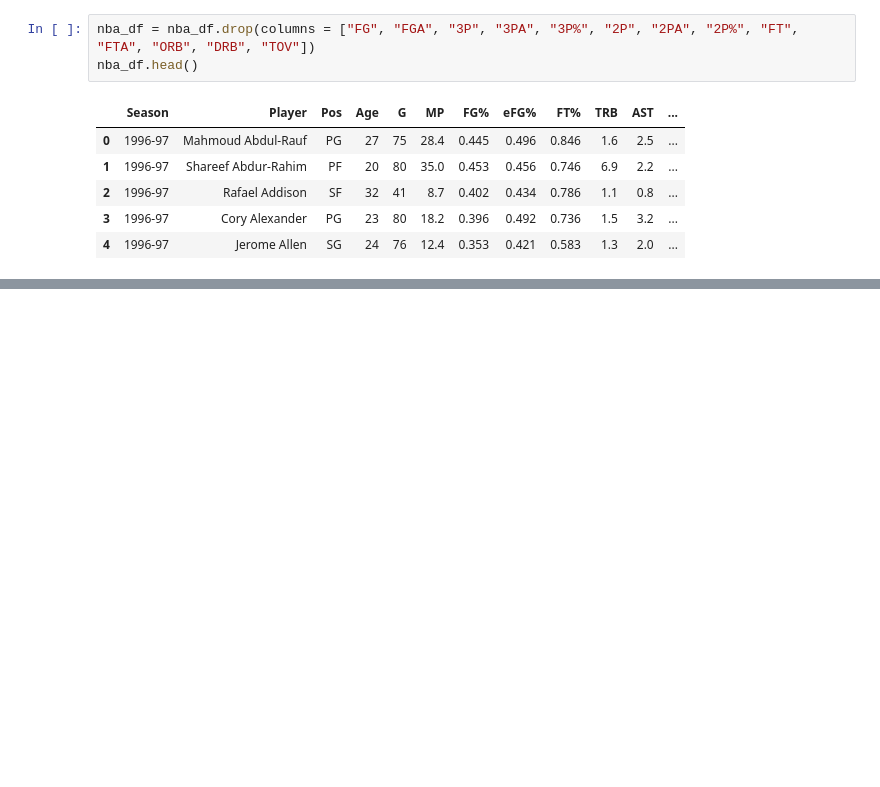
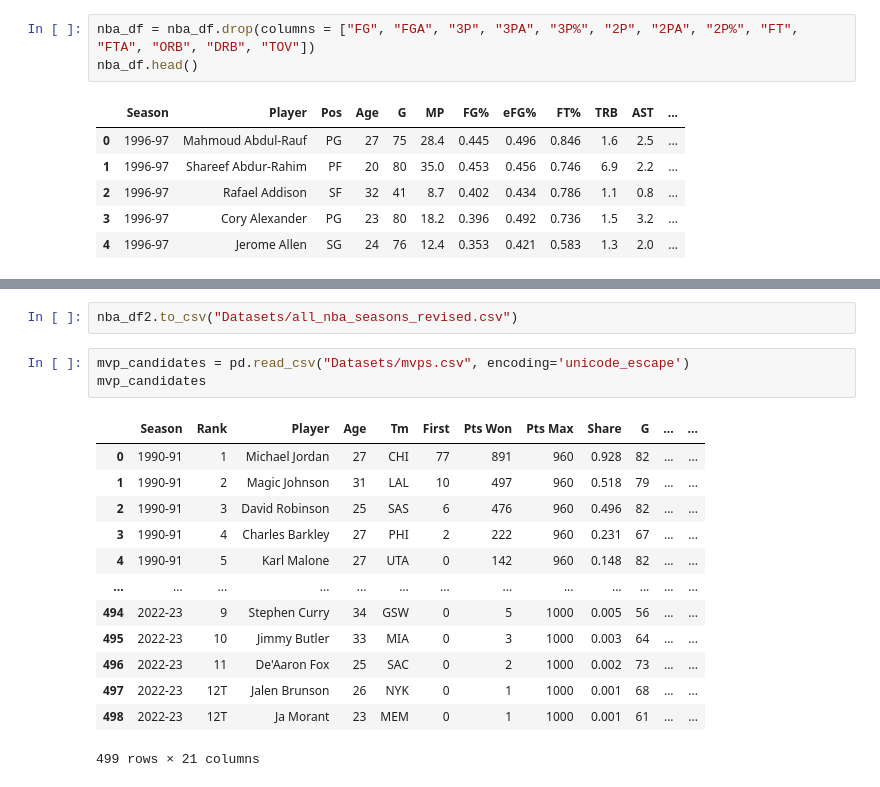
Before and after one commit to Hensonkk/Machine-Learning-NBA-MVP, a Jupyter notebook: NBA_data_preprocessing.ipynb, the cells around one changed output, grey strips where cells are left out. Drawn from its saved outputs; the diff is of its cells as text; blank space fills up the shorter version.

```diff
--- a/NBA_data_preprocessing.ipynb
+++ b/NBA_data_preprocessing.ipynb
@@ -60,0 +92,19 @@ nba_df2
+# %%
+nba_df2.to_csv("Datasets/all_nba_seasons_revised.csv")
+# %%
+mvp_candidates = pd.read_csv("Datasets/mvps.csv", encoding='unicode_escape')
+mvp_candidates
+# %% [output]
+|  | Season | Rank | Player | Age | Tm | First | Pts Won | Pts Max | Share | G | ... | ... |
+| 0 | 1990-91 | 1 | Michael Jordan | 27 | CHI | 77 | 891 | 960 | 0.928 | 82 | ... | ... |
+| 1 | 1990-91 | 2 | Magic Johnson | 31 | LAL | 10 | 497 | 960 | 0.518 | 79 | ... | ... |
+| 2 | 1990-91 | 3 | David Robinson | 25 | SAS | 6 | 476 | 960 | 0.496 | 82 | ... | ... |
+| 3 | 1990-91 | 4 | Charles Barkley | 27 | PHI | 2 | 222 | 960 | 0.231 | 67 | ... | ... |
+| 4 | 1990-91 | 5 | Karl Malone | 27 | UTA | 0 | 142 | 960 | 0.148 | 82 | ... | ... |
+| ... | ... | ... | ... | ... | ... | ... | ... | ... | ... | ... | ... | ... |
+| 494 | 2022-23 | 9 | Stephen Curry | 34 | GSW | 0 | 5 | 1000 | 0.005 | 56 | ... | ... |
+| 495 | 2022-23 | 10 | Jimmy Butler | 33 | MIA | 0 | 3 | 1000 | 0.003 | 64 | ... | ... |
+| 496 | 2022-23 | 11 | De'Aaron Fox | 25 | SAC | 0 | 2 | 1000 | 0.002 | 73 | ... | ... |
+| 497 | 2022-23 | 12T | Jalen Brunson | 26 | NYK | 0 | 1 | 1000 | 0.001 | 68 | ... | ... |
+| 498 | 2022-23 | 12T | Ja Morant | 23 | MEM | 0 | 1 | 1000 | 0.001 | 61 | ... | ... |
+499 rows × 21 columns
```
Also changed, not shown: parts of 20 cells of this notebook, 4 other files.
